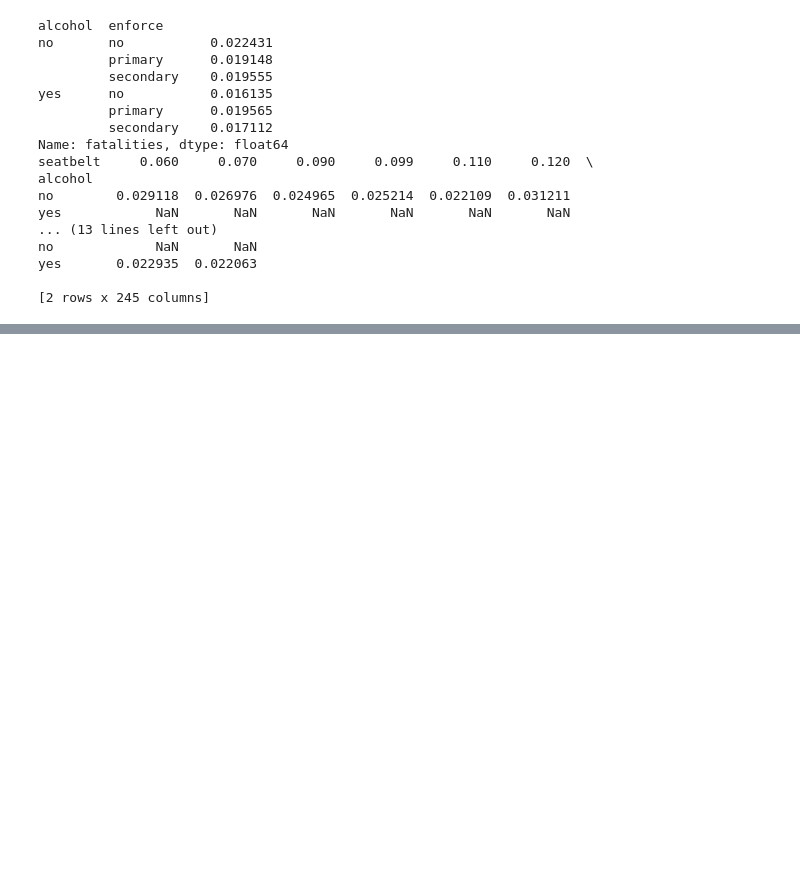
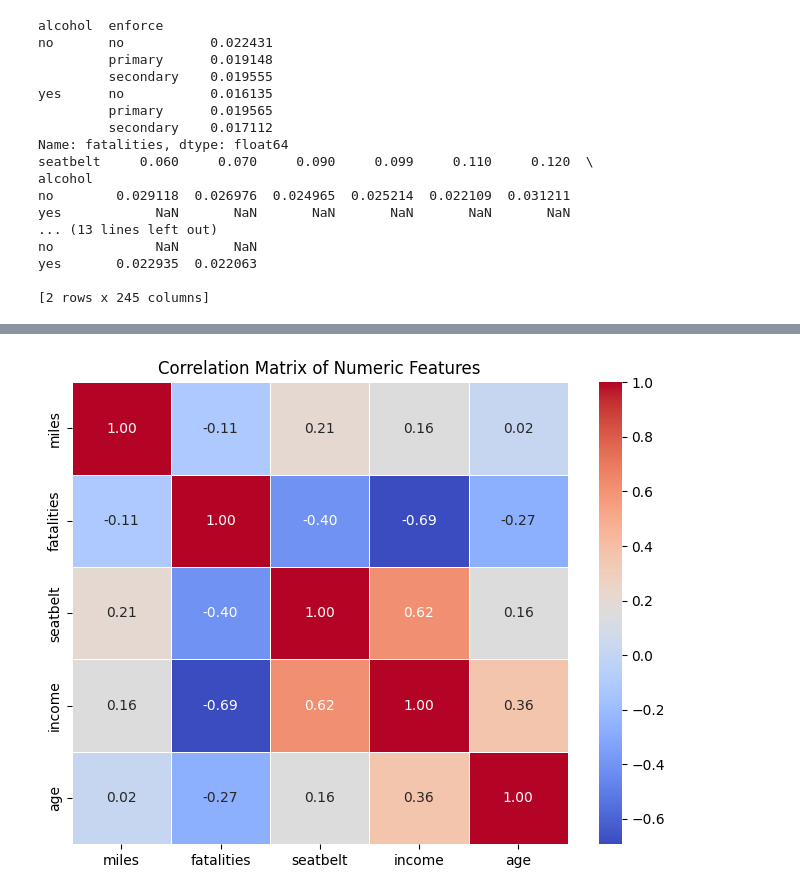
Before and after one commit to Gayatri2912/22BDS0126, a Jupyter notebook: 22bds0126.ipynb, the cells around one changed output, grey strips where cells are left out. Cells and saved outputs as stored; diff of their text form; code cells hidden in the pictures; blank space fills up the shorter version.

```diff
--- a/22bds0126.ipynb
+++ b/22bds0126.ipynb
@@ -195,0 +294,81 @@ yes       0.022935  0.022063
+# %%
+import pandas as pd
+import numpy as np
+import matplotlib.pyplot as plt
+import seaborn as sns
+
+# --- PROJECT START: SETUP AND CLEANING ---
+
+# Load dataset (Replace with your actual path/method if needed)
+url = "https://raw.githubusercontent.com/salemprakash/EDA/main/Data/USSeatBelts.csv"
+df = pd.read_csv(url)
+df = df.dropna(subset=['seatbelt'])
+
+# Define column groups
+numeric_cols = ['miles', 'fatalities', 'seatbelt', 'income', 'age']
+categorical_cols = ['speed65', 'speed70', 'drinkage', 'alcohol', 'enforce']
+
+print("Dataset ready for 2D Analysis...\n")
+
+
+# --- 2D ANALYSIS: NUMERICAL vs NUMERICAL ---
+
+
+print("--- 2D Analysis: Numerical vs. Numerical (Correlation Heatmap) ---")
+plt.figure(figsize=(8, 6))
+# Calculate the correlation matrix
+corr_matrix = df[numeric_cols].corr()
+
+# Visualize the correlation matrix using a heatmap
+sns.heatmap(corr_matrix, annot=True, cmap='coolwarm', fmt=".2f", linewidths=.5)
+plt.title('Correlation Matrix of Numeric Features')
+plt.show()
+
+# Focus on correlation with the target variable 'fatalities'
+print("\nCorrelation with Fatalities (Target Variable):")
+print(corr_matrix['fatalities'].sort_values(ascending=False))
+
+
+
+# --- 2D ANALYSIS: NUMERICAL vs CATEGORICAL ---
+
+
+print("\n--- 2D Analysis: Numerical vs. Categorical (Box Plots) ---")
+# Box plot is ideal to compare the distribution of a numerical feature across categories.
+# We'll examine the relationship between 'fatalities' and 'enforce' (seatbelt law type).
+
+plt.figure(figsize=(12, 5))
+sns.boxplot(x='enforce', y='fatalities', data=df, palette='Set1')
+plt.title('Fatalities Rate vs. Seatbelt Enforcement Type')
+plt.xlabel('Enforcement Type')
+plt.ylabel('Fatalities (per 100M miles)')
+plt.show()
+
+# Example: Scatter plot of 'miles' vs 'fatalities', colored by 'alcohol' law
+plt.figure(figsize=(10, 6))
+sns.scatterplot(x='miles', y='fatalities', hue='alcohol', data=df, style='alcohol', palette='viridis')
+plt.title('Miles vs. Fatalities, Grouped by Alcohol Law')
+plt.show()
+
+
+# --- 2D ANALYSIS: CATEGORICAL vs CATEGORICAL ---
+
+
+print("\n--- 2D Analysis: Categorical vs. Categorical (Contingency Table/Crosstab) ---")
+# Crosstab shows the joint frequency of two categorical variables.
+# Example: Relationship between 'alcohol' law status and 'enforce' law status.
+
+crosstab_enforce_alcohol = pd.crosstab(df['enforce'], df['alcohol'], margins=True)
+print("Contingency Table (Enforce vs. Alcohol):")
+print(crosstab_enforce_alcohol)
+
+print("\n--- 2D Analysis: Categorical vs. Categorical (Stacked Bar Plot) ---")
+# Visualize the distribution from the crosstab using a stacked bar plot.
+crosstab_enforce_alcohol.iloc[:-1, :-1].plot(kind='bar', stacked=True, figsize=(8, 5))
+plt.title('Distribution of Alcohol Law by Seatbelt Enforcement Type')
+plt.xlabel('Seatbelt Enforcement Type')
+plt.ylabel('Count of State-Years')
+plt.xticks(rotation=0)
+plt.legend(title='Alcohol Law')
+plt.show()
+# %% [output]
@@ -195,0 +378 @@ yes       0.022935  0.022063
+[figure, added]
```
Also changed, not shown: parts of 6 cells of this notebook.
